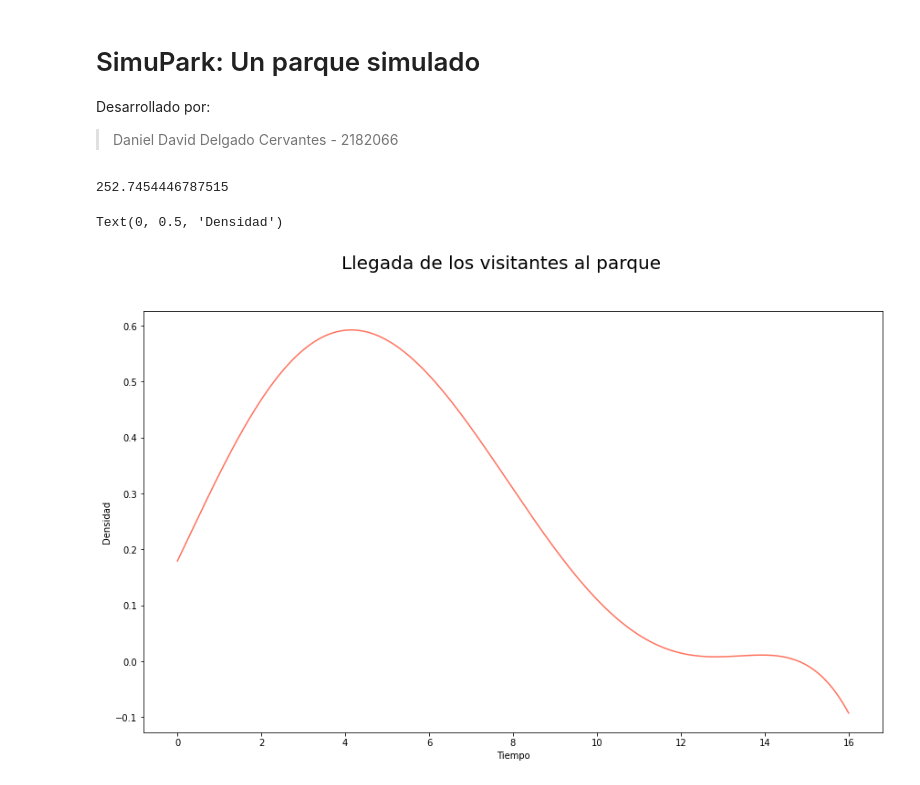
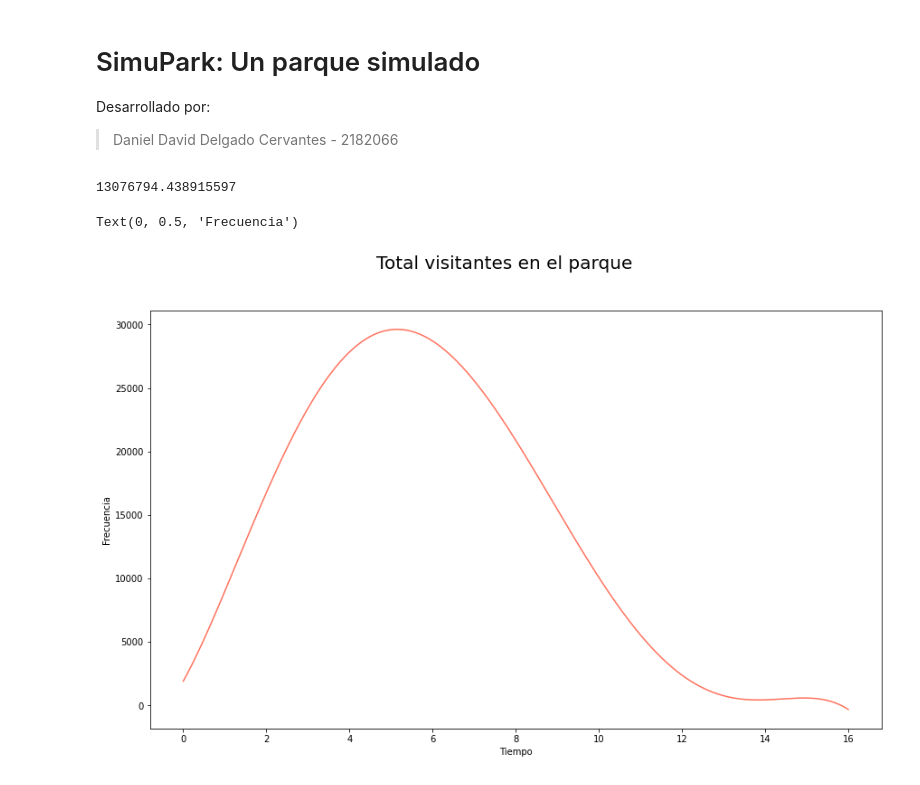
Before and after one commit to MrDahaniel/SimuPark, a Jupyter notebook: Parque.ipynb, the cells around one changed output. Drawn from its saved outputs; the diff is of its cells as text; code cells hidden in the pictures.

```diff
--- a/Parque.ipynb
+++ b/Parque.ipynb
@@ -6,25 +6,25 @@ Desarrollado por:
 # %%
 from matplotlib.pyplot import plot, hist, gcf, figure, xlabel, ylabel
 import numpy as np
 from scipy.special import gamma, factorial
 import pandas as pd
 
 fig = gcf()
 fig.set_size_inches(14.5, 8.5)
 
 x = np.linspace(0, 16, 16*60)
 k = 5
-fn = lambda x, k:  (0.374974200206538 + 1.18610051004199 * ((x+1) ** 1 ) + 0.328707107843164 * ((x+1) ** 2 ) + -0.104475271890136 * ((x+1) ** 3 ) + 0.00811912062395833 * ((x+1) ** 4 ) + -0.00019811264586807 * ((x+1) ** 5 )) / 10
+fn = lambda x, k:  50000 * (0.374974200206538 + 1.18610051004199 * ((x) ** 1 ) + 0.328707107843164 * ((x) ** 2 ) + -0.104475271890136 * ((x) ** 3 ) + 0.00811912062395833 * ((x) ** 4 ) + -0.00019811264586807 * ((x) ** 5 )) / 10
 print(sum(fn(x, k)))
 
 plot(x, fn(x,k), color='#ff725e')
-fig.suptitle('Llegada de los visitantes al parque', fontsize = 20)
+fig.suptitle('Total visitantes en el parque', fontsize = 20)
 xlabel('Tiempo')
-ylabel('Densidad')
+ylabel('Frecuencia')
 # %% [output]
-252.7454446787515
+13076794.438915597
-Text(0, 0.5, 'Densidad')
+Text(0, 0.5, 'Frecuencia')
-[figure, old version]
+[figure, new version]
 # %%
 from simuPark.park import Activity, Attraction, Park
 from simuPark.person import Person, Archetype
```
Also changed, not shown: parts of 6 cells of this notebook, 1 other file.
